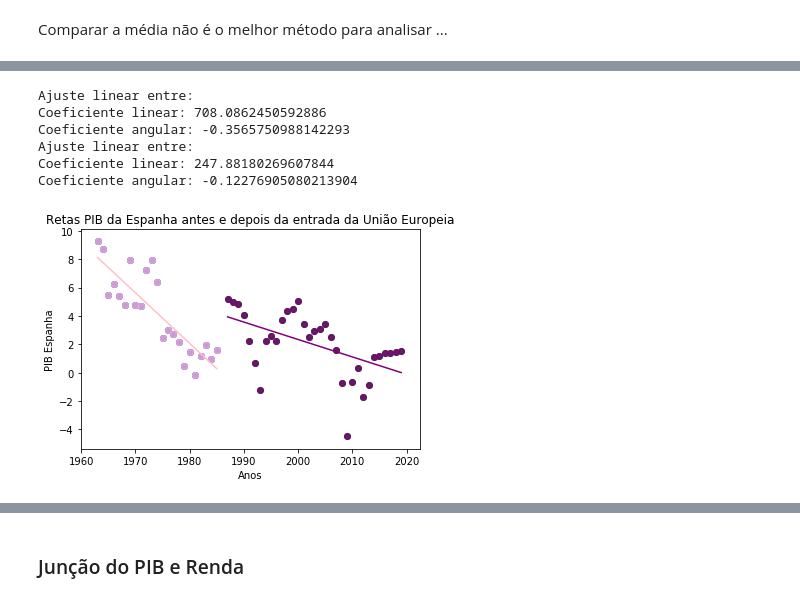
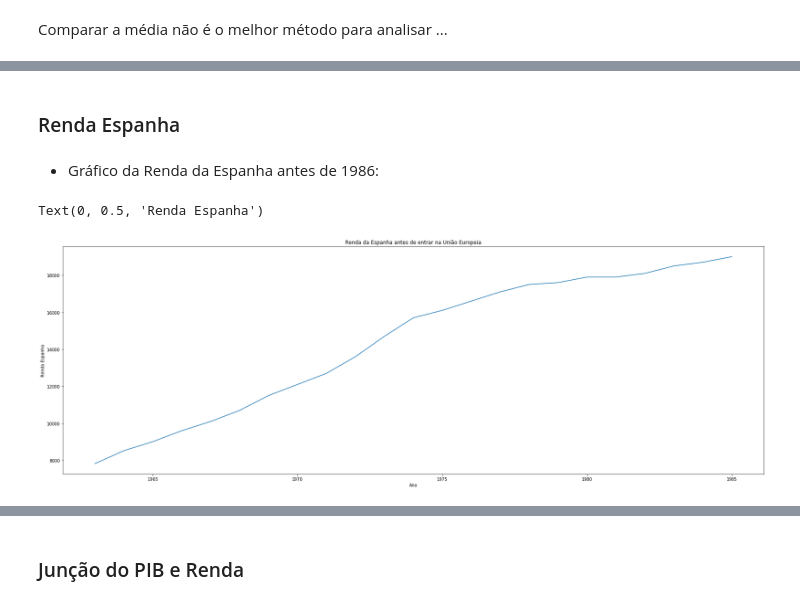
Before and after one commit to ellenbs/Projeto-1-CD, a Jupyter notebook: Projeto1.ipynb, the cells around one changed output, grey strips where cells are left out. Drawn from its saved outputs; the diff is of its cells as text; code cells hidden in the pictures.

```diff
--- a/Projeto1.ipynb
+++ b/Projeto1.ipynb
@@ -113,16 +129,18 @@ def reta(dados_x, dados_y, c):
-# %%
-index_antes = PIB_espanha_antes.reset_index()
-index_depois = PIB_espanha_depois.reset_index()
-
-plt.scatter(index_antes["index"], index_antes.Spain, color="b")
-reta(index_antes["index"], index_antes.Spain, "pink")
-plt.scatter(index_depois["index"], index_depois.Spain, color="g")
-reta(index_depois["index"], index_depois.Spain, "purple")
-# %% [output]
-Ajuste linear entre:
-Coeficiente linear: 708.0862450592886
-Coeficiente angular: -0.3565750988142293
-Ajuste linear entre:
-Coeficiente linear: 247.88180269607844
-Coeficiente angular: -0.12276905080213904
-[figure, removed]
+# %% [markdown]
+### Renda Espanha
+# %%
+renda_espanha = dados_renda.loc["Spain",:]
+#Filtro do PIB antes e depois de 1986
+renda_espanha_antes = renda_espanha[(renda_espanha.index>1962) & (renda_espanha.index<1986)]
+renda_espanha_depois = renda_espanha[(renda_espanha.index>1986)]
+# %% [markdown]
+- Gráfico da Renda da Espanha antes de 1986:
+# %%
+plt.figure(figsize=(30,10))
+plt.plot(renda_espanha_antes.index, renda_espanha_antes)
+plt.title('Renda da Espanha antes de entrar na União Europeia')
+plt.xlabel('Ano')
+plt.ylabel('Renda Espanha')
+# %% [output]
+Text(0, 0.5, 'Renda Espanha')
+[figure, added]
```
Also changed, not shown: parts of 38 cells of this notebook, 1 other file.
